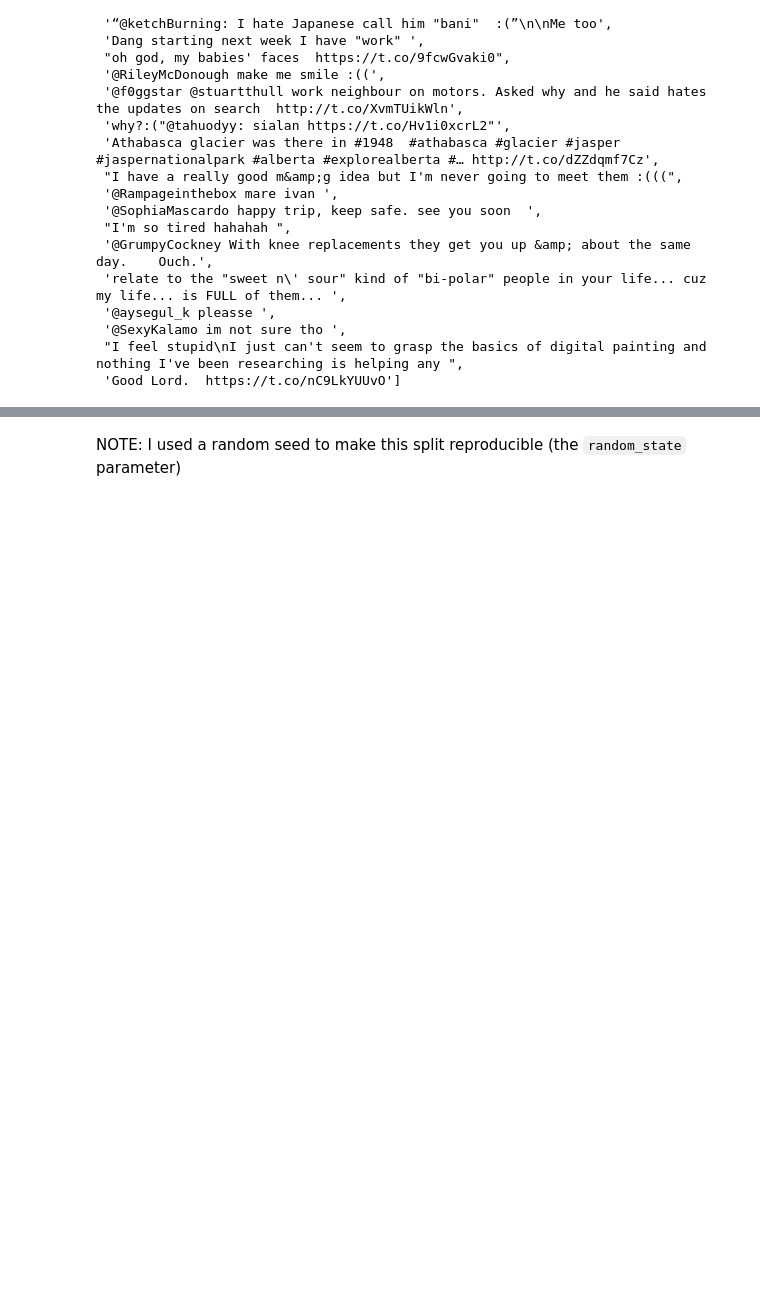
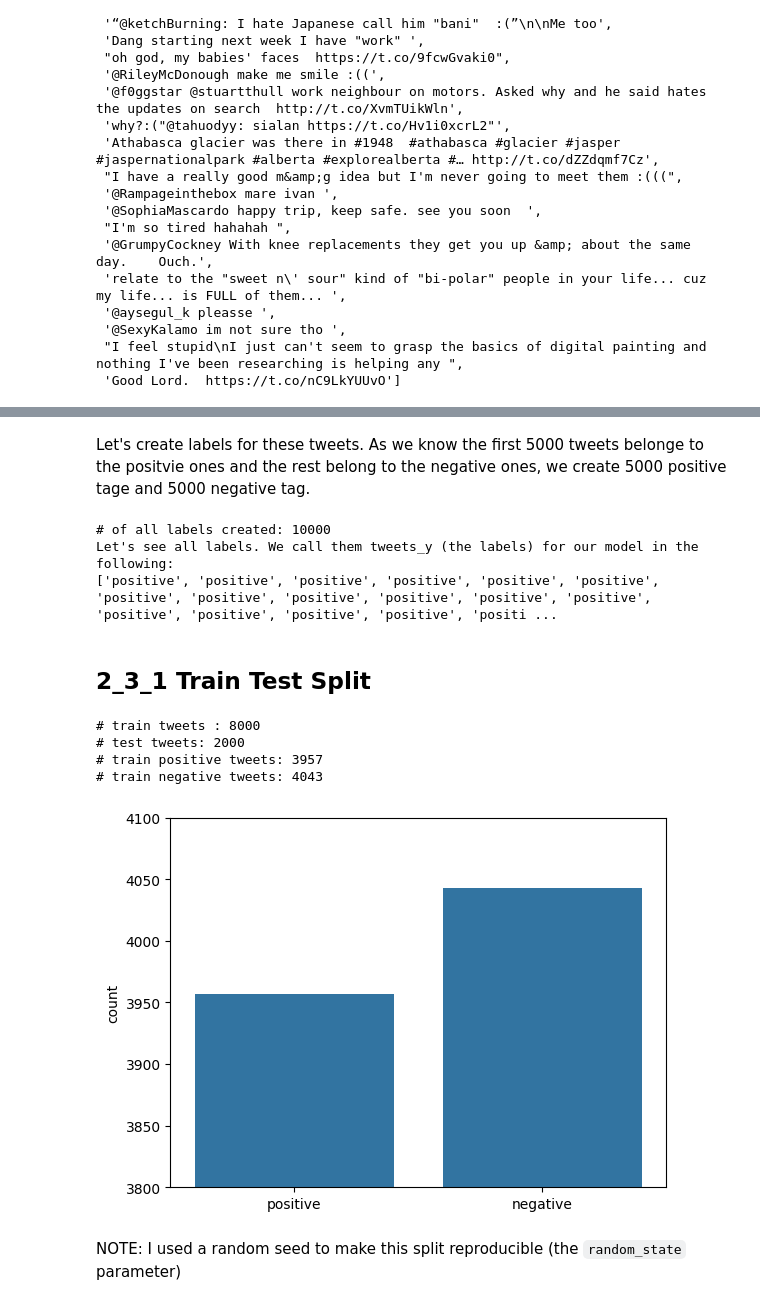
Before and after one commit to Mohammad-Amirifard/NLP_Tutorial, a Jupyter notebook: 02_Building_a_Text_Classifier.ipynb, the cells around one changed output, grey strips where cells are left out. Drawn from its saved outputs; the diff is of its cells as text; code cells hidden in the pictures; blank space fills up the shorter version.

```diff
--- a/02_Building_a_Text_Classifier.ipynb
+++ b/02_Building_a_Text_Classifier.ipynb
@@ -263,6 +245,38 @@ We'll use 80% of the data to train the model and keep 20% of the data to evaluat
+# %% [markdown]
+Let's create labels for these tweets.
+As we know the first 5000 tweets belonge to the positvie ones and the rest belong to the negative ones, we create 5000 positive tage and 5000 negative tag.
+# %%
+tweets_y = ['positive'] * len(positive_tweets) + ['negative'] * len(negative_tweets)
+print('# of all labels created:',len(tweets_y))
+print("Let's see all labels. We call them tweets_y (the labels) for our model in the following:")
+print(tweets_y)
+# %% [output]
+# of all labels created: 10000
+Let's see all labels. We call them tweets_y (the labels) for our model in the following:
+['positive', 'positive', 'positive', 'positive', 'positive', 'positive', 'positive', 'positive', 'positive', 'positive', 'positive', 'positive', 'positive', 'positive', 'positive', 'positive', 'positi ...
+# %% [markdown]
+## 2_3_1 Train Test Split
 # %%
 from sklearn.model_selection import train_test_split
-train_x, test_x, train_y, test_y = train_test_split(tweets_x, tweets_y, test_size=0.2, random_state=2307)
+test_percentage = 0.2
+train_x, test_x, train_y, test_y = train_test_split(tweets_x, tweets_y, test_size=test_percentage, random_state=82)
+# %%
+print(f"# train tweets : {len(train_x)}")
+print(f"# test tweets: {len(test_x)}")
+# Let's see the distribution of positive and negative tweets in train dataset:
+print(f"# train positive tweets: {train_y.count('positive')}")
+print(f"# train negative tweets: {train_y.count('negative')}")
+
+# let's see this distribution in a plot
+sns.countplot(x=train_y)
+plt.ylim(3800,4100)
+plt.show()
+# %% [output]
+# train tweets : 8000
+# test tweets: 2000
+# train positive tweets: 3957
+# train negative tweets: 4043
+[figure, added]
 # %% [markdown]
 NOTE: I used a random seed to make this split reproducible (the `random_state` parameter)
 # %% [markdown]
```
Also changed, not shown: parts of 33 cells of this notebook.
